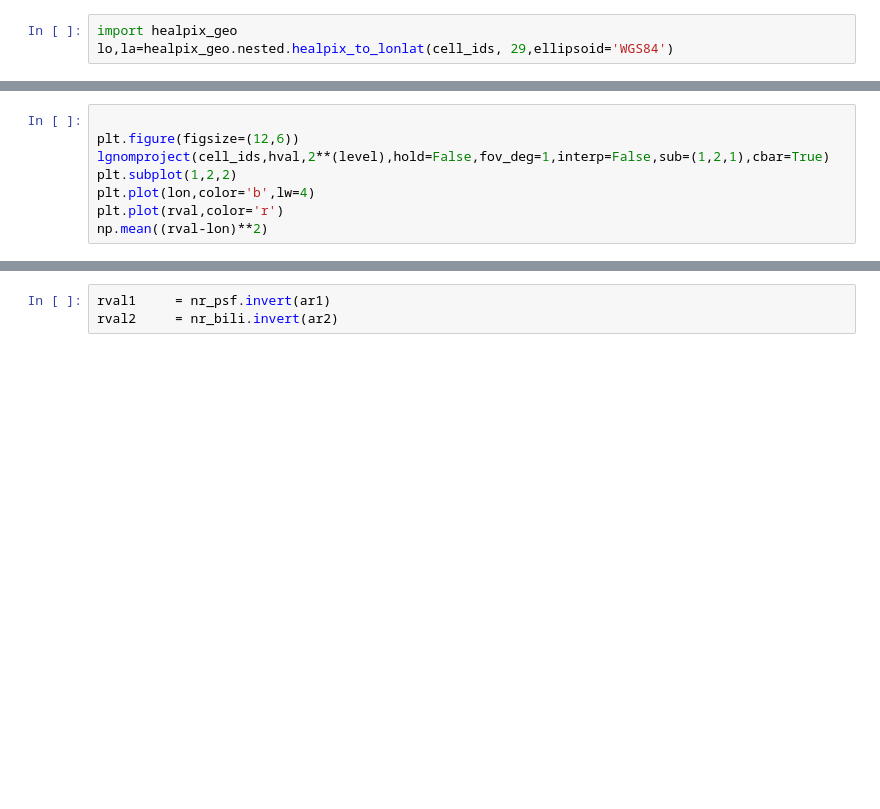
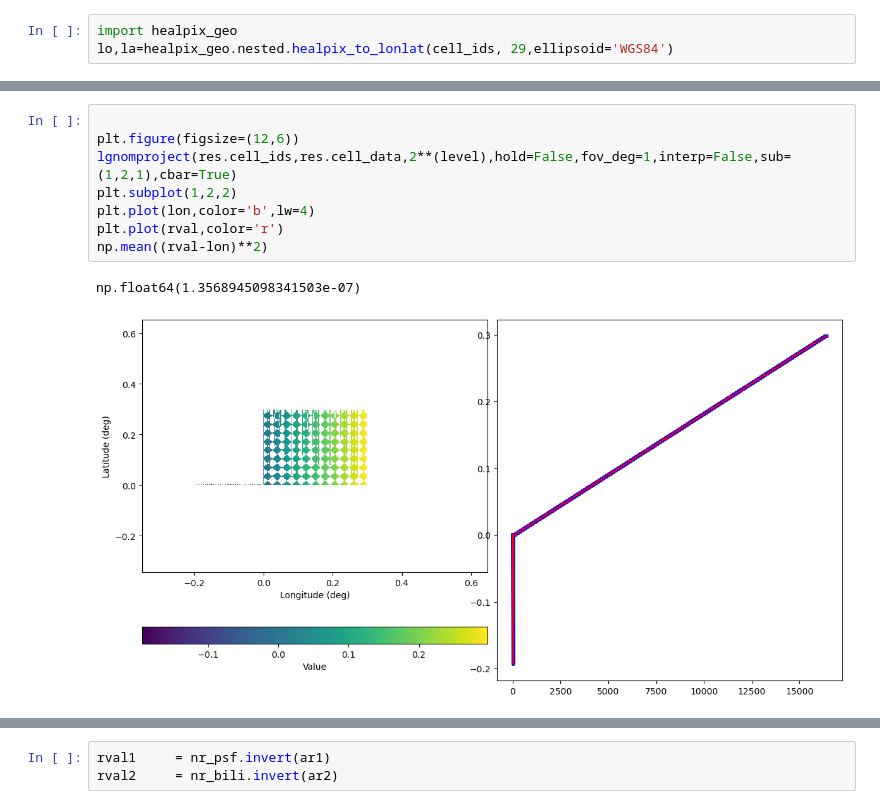
Before and after one commit to EOPF-DGGS/healpix-resample, a Jupyter notebook: notebooks/Test_regrid_to_healpix.ipynb, the cells around one changed output, grey strips where cells are left out. Cells and saved outputs as stored; diff of their text form; blank space fills up the shorter version.

```diff
--- a/notebooks/Test_regrid_to_healpix.ipynb
+++ b/notebooks/Test_regrid_to_healpix.ipynb
@@ -87,11 +123,14 @@ res.cell_data.shape,rval.shape
 # %%
 
 plt.figure(figsize=(12,6))
-lgnomproject(cell_ids,hval,2**(level),hold=False,fov_deg=1,interp=False,sub=(1,2,1),cbar=True)
+lgnomproject(res.cell_ids,res.cell_data,2**(level),hold=False,fov_deg=1,interp=False,sub=(1,2,1),cbar=True)
 plt.subplot(1,2,2)
 plt.plot(lon,color='b',lw=4)
 plt.plot(rval,color='r')
 np.mean((rval-lon)**2)
+# %% [output]
+np.float64(1.3568945098341503e-07)
+[figure, added]
 # %%
 ilevel=14
 ndata=128
```
Also changed, not shown: parts of 14 cells of this notebook.
